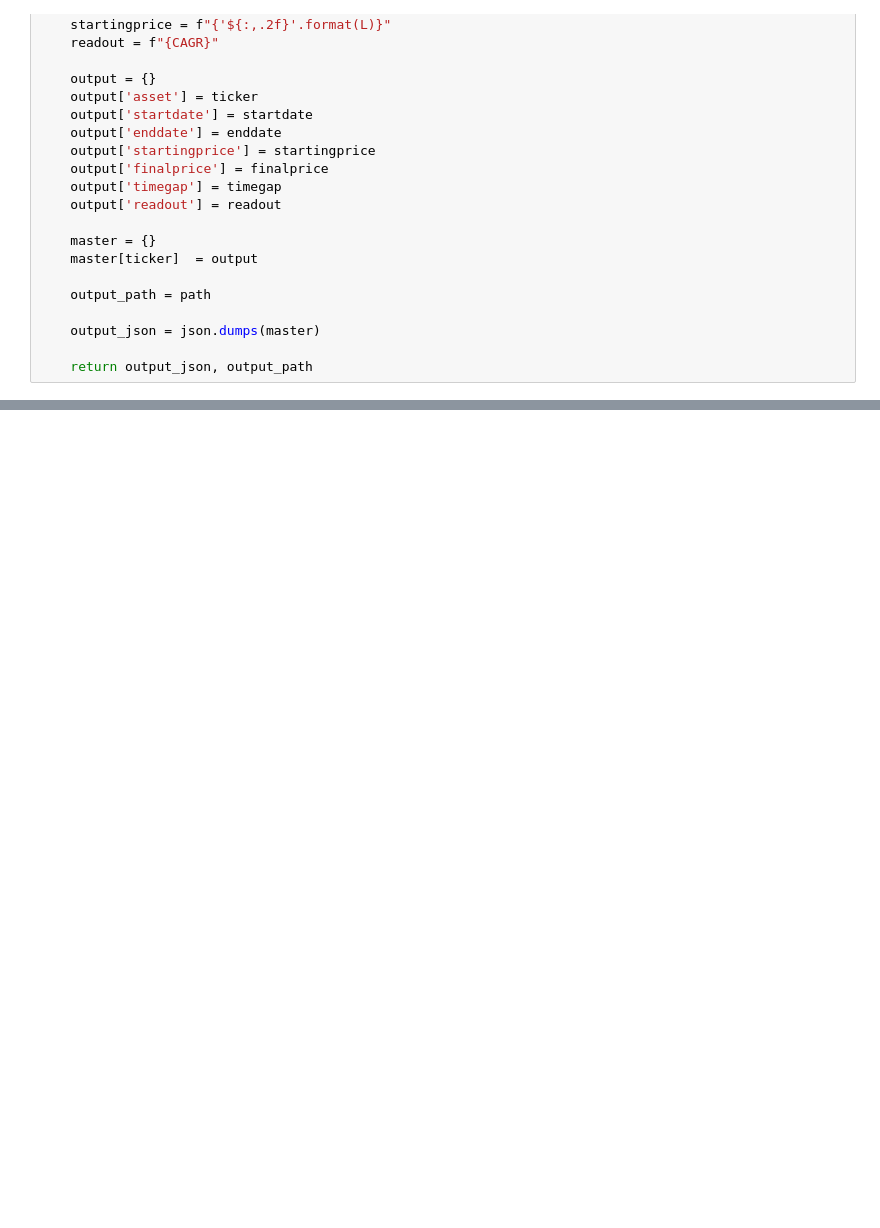
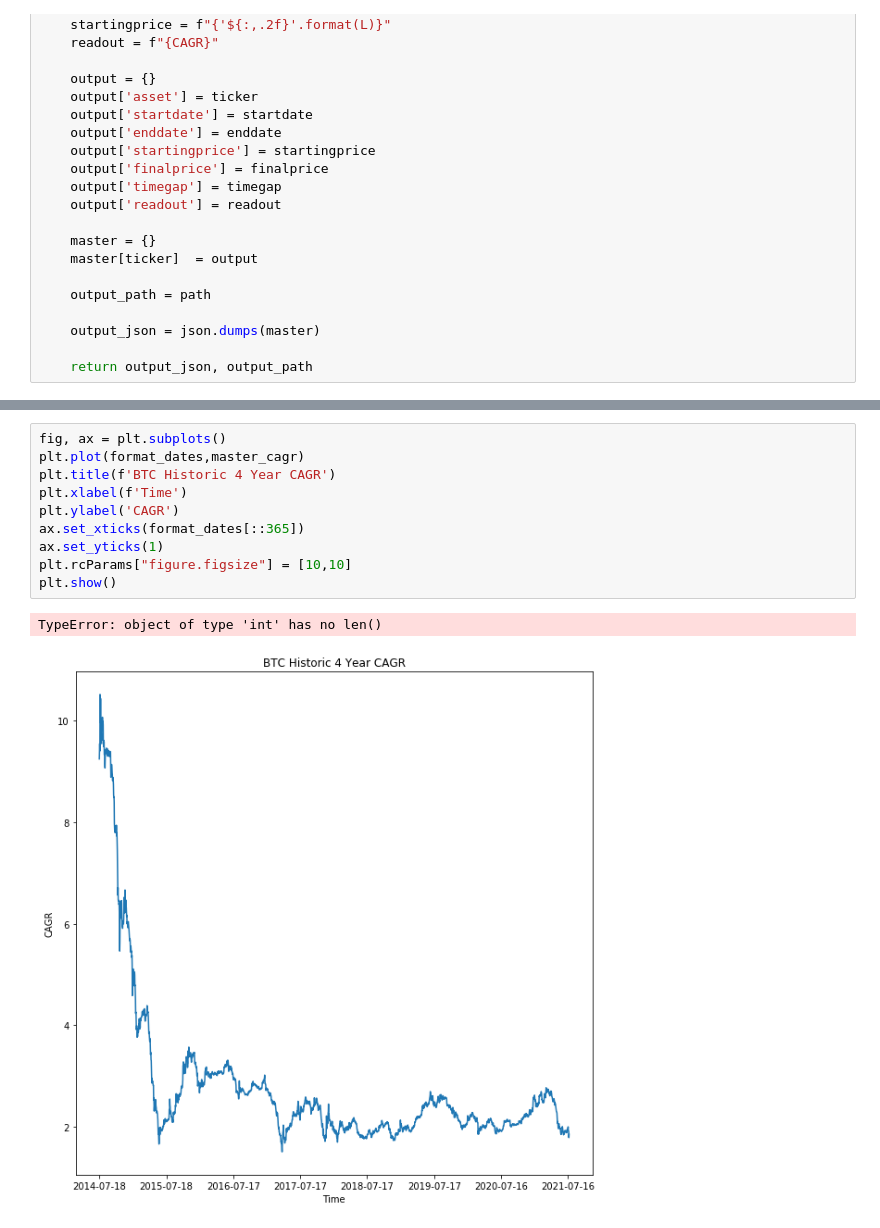
Before and after one commit to RobDoesData/btccagr-calc, a Jupyter notebook: Untitled.ipynb, the cells around one changed output, grey strips where cells are left out. Saved outputs shown, nothing was run; the diff lists cells and outputs as text; blank space fills up the shorter version.

```diff
--- a/Untitled.ipynb
+++ b/Untitled.ipynb
@@ -441,0 +261,13 @@ CAGR
+# %%
+fig, ax = plt.subplots()
+plt.plot(format_dates,master_cagr)
+plt.title(f'BTC Historic 4 Year CAGR')
+plt.xlabel(f'Time')
+plt.ylabel('CAGR')
+ax.set_xticks(format_dates[::365])
+ax.set_yticks(1)
+plt.rcParams["figure.figsize"] = [10,10]
+plt.show()
+# %% [output]
+TypeError: object of type 'int' has no len()
+[figure, added]
```
Also changed, not shown: parts of 75 cells of this notebook, 13 other files.
